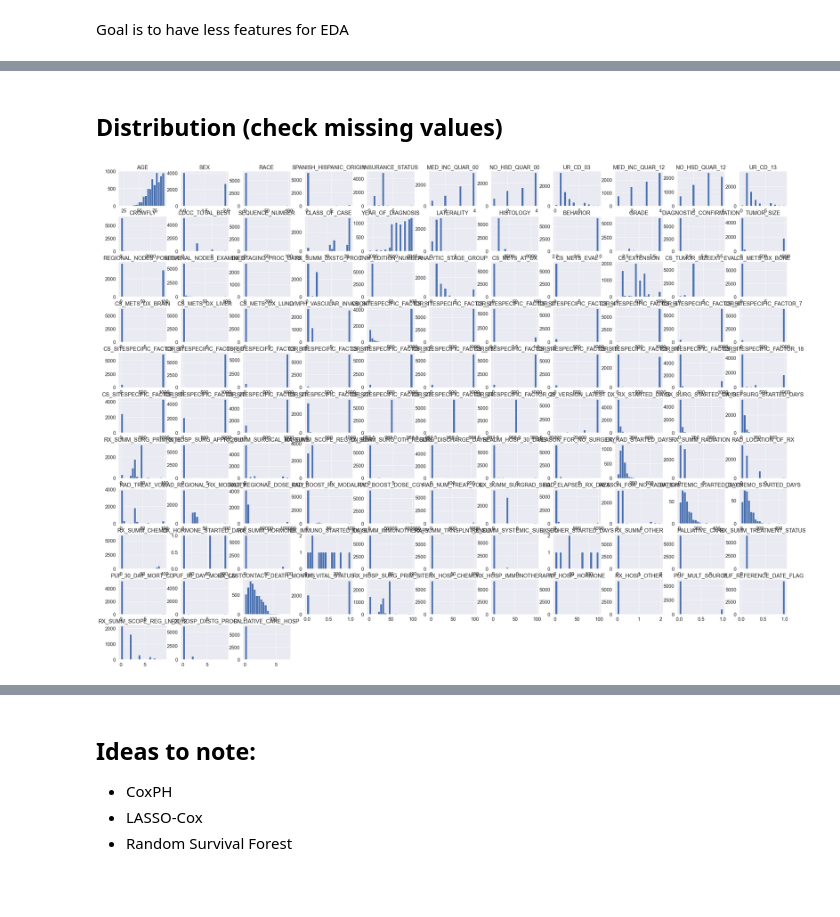
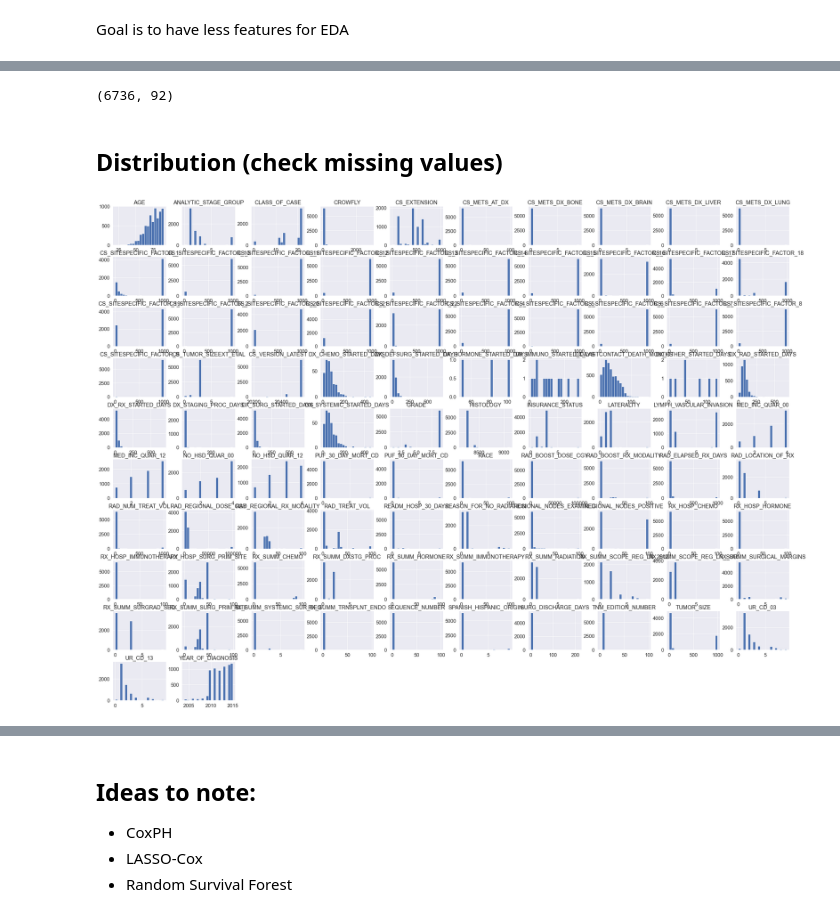
Before and after one commit to jerryji1993/MetMCC-SCAN, a Jupyter notebook: scripts/EDA.ipynb, the cells around one changed output, grey strips where cells are left out. Drawn from its saved outputs; the diff is of its cells as text; code cells hidden in the pictures; blank space fills up the shorter version.

```diff
--- a/scripts/EDA.ipynb
+++ b/scripts/EDA.ipynb
@@ -247,8 +119,14 @@ mcc_ncdb_new.head()
 | 19 | 59 | 2 | 1 | 0 | 1 | 4.0 | 3.0 | ... |
 5 rows × 122 columns
 # %%
-# create a list of
+# check out which features are not numerically coded
 mcc_ncdb_new.apply(lambda x: print(x.name,' ',x.dtype))
+nonnumeric_features = ['PRIMARY_SITE', 'TNM_CLIN_T',
+                       'TNM_CLIN_N', 'TNM_CLIN_M',
+                       'TNM_CLIN_STAGE_GROUP',
+                       'TNM_PATH_T','TNM_PATH_N',
+                       'TNM_PATH_M','TNM_PATH_STAGE_GROUP'
+                      ]
 # %% [output]
 AGE   int64
 SEX   int64
@@ -284,5 +150,2 @@ Length: 122, dtype: object
 # %% [markdown]
 Goal is to have less features for EDA
-# %%
-zv_sel = VarianceThreshold(threshold=0)
-mcc_ncdb_new = zv_sel.fit_transform(mcc_ncdb_new)
@@ -290,0 +152,3 @@ ValueError: could not convert string to float: 'C441'
+# %%
+mcc_ncdb_num = mcc_ncdb_new.loc[:, mcc_ncdb_new.columns.difference(nonnumeric_features)]
+mcc_ncdb_categ = mcc_ncdb_new.loc[:, nonnumeric_features]
@@ -291,10 +167,14 @@ ValueError: could not convert string to float: 'C441'
+# %%
+mcc_ncdb_num = mcc_ncdb_num.loc[:, mcc_ncdb_num.var() >= 0.5]
+# %%
+mcc_ncdb_num.shape
+# %% [output]
+(6736, 92)
 # %% [markdown]
 ## Distribution (check missing values)
 # %%
-mcc_ncdb_new.drop(['PUF_CASE_ID','PUF_FACILITY_ID',
-                   'FACILITY_TYPE_CD','FACILITY_LOCATION_CD'
-                  ], axis=1).hist(bins=20, figsize=(40,30))
-plt.rcParams.update({'font.size': 28, })
+mcc_ncdb_num.hist(bins=20, figsize=(40,30))
+plt.rcParams.update({'font.size': 24})
 plt.show()
 # %% [output]
-[figure, old version]
+[figure, new version]
```
Also changed, not shown: parts of 28 cells of this notebook, 1 other file.
